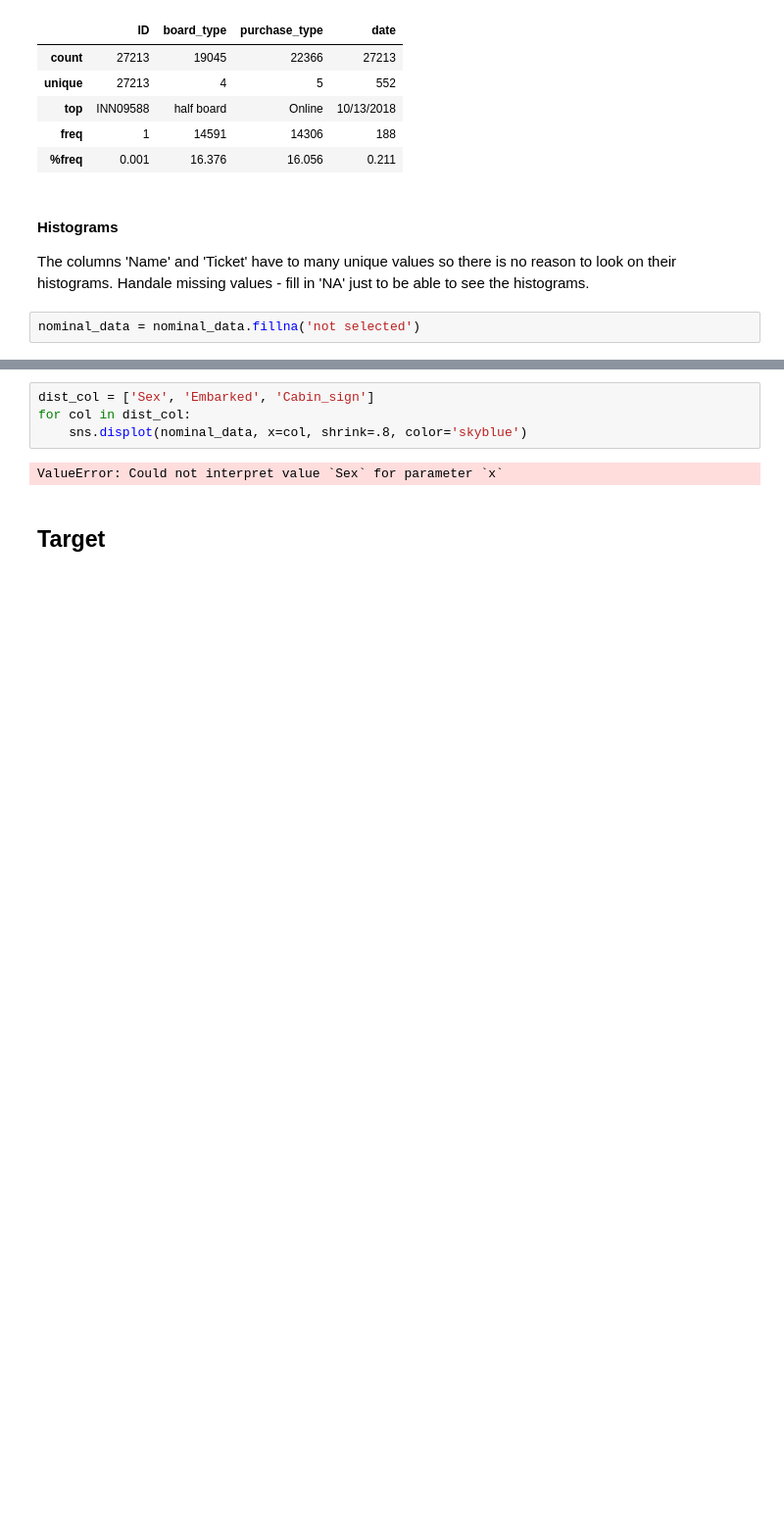
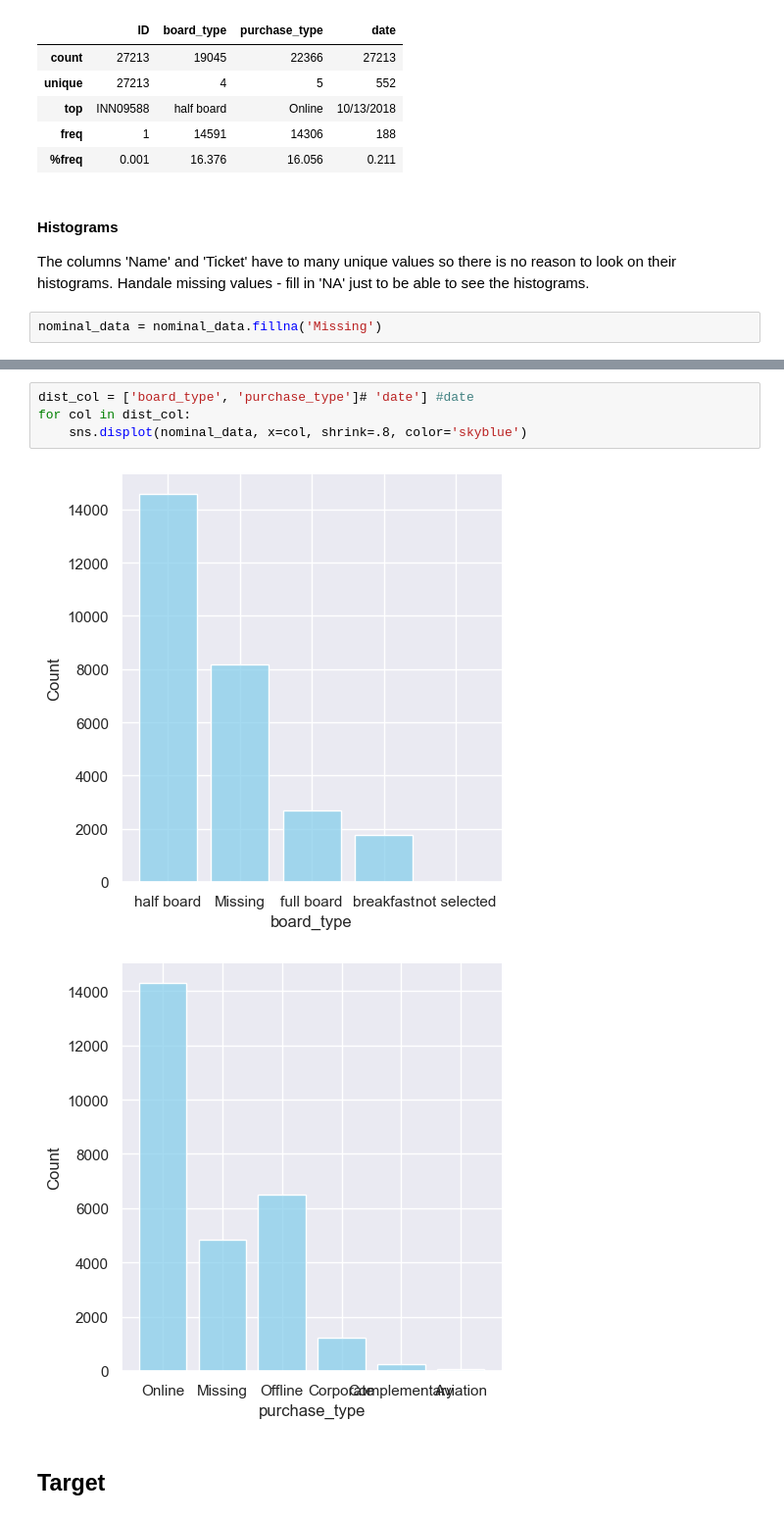
Before and after one commit to Noam-Diamant/Data-Mining, a Jupyter notebook: project.ipynb, the cells around one changed output, grey strips where cells are left out. Shown at 98% size. Drawn from its saved outputs; the diff is of its cells as text; blank space fills up the shorter version.

```diff
--- a/project.ipynb
+++ b/project.ipynb
@@ -359,7 +377,7 @@ describe_df
 The columns 'Name' and 'Ticket' have to many unique values so there is no reason to look on their histograms.
 Handale missing values - fill in 'NA' just to be able to see the histograms.
 # %%
-nominal_data = nominal_data.fillna('not selected')
+nominal_data = nominal_data.fillna('Missing')
 # %%
 nominal_data['board_type'].value_counts()
 # %% [output]
@@ -382,11 +400,12 @@ Complementary      244
 Aviation            77
 Name: count, dtype: int64
 # %%
-dist_col = ['Sex', 'Embarked', 'Cabin_sign']
+dist_col = ['board_type', 'purchase_type']# 'date'] #date
 for col in dist_col:
     sns.displot(nominal_data, x=col, shrink=.8, color='skyblue')
 # %% [output]
-ValueError: Could not interpret value `Sex` for parameter `x`
+[figure, added]
+[figure, added]
 # %% [markdown]
 ## Target
 # %%
```
Also changed, not shown: parts of 19 cells of this notebook.
